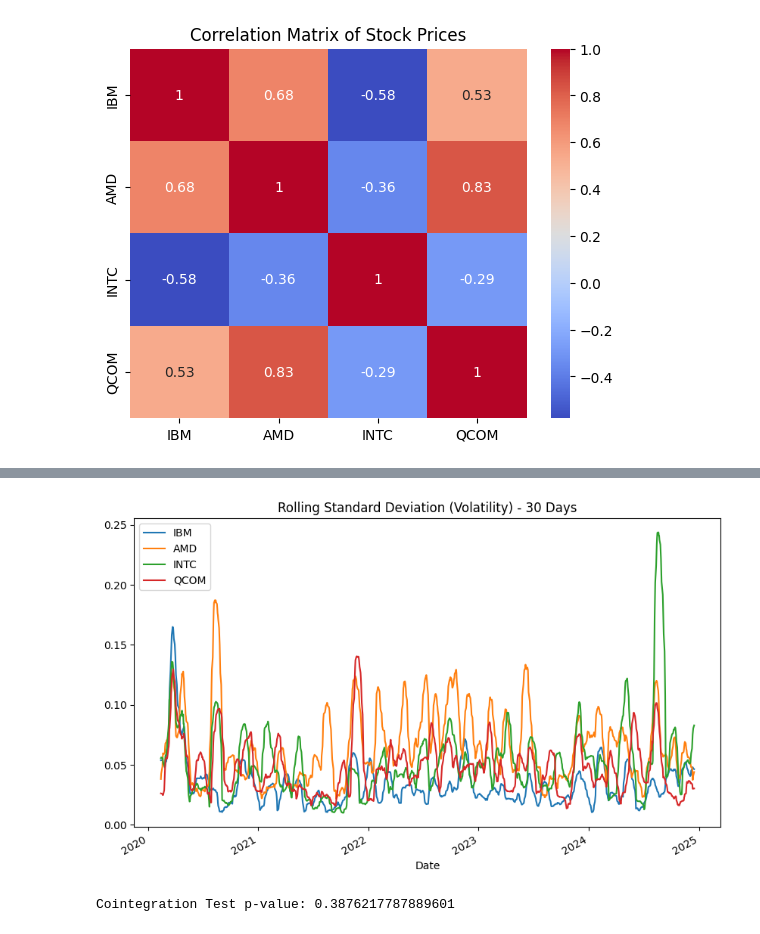
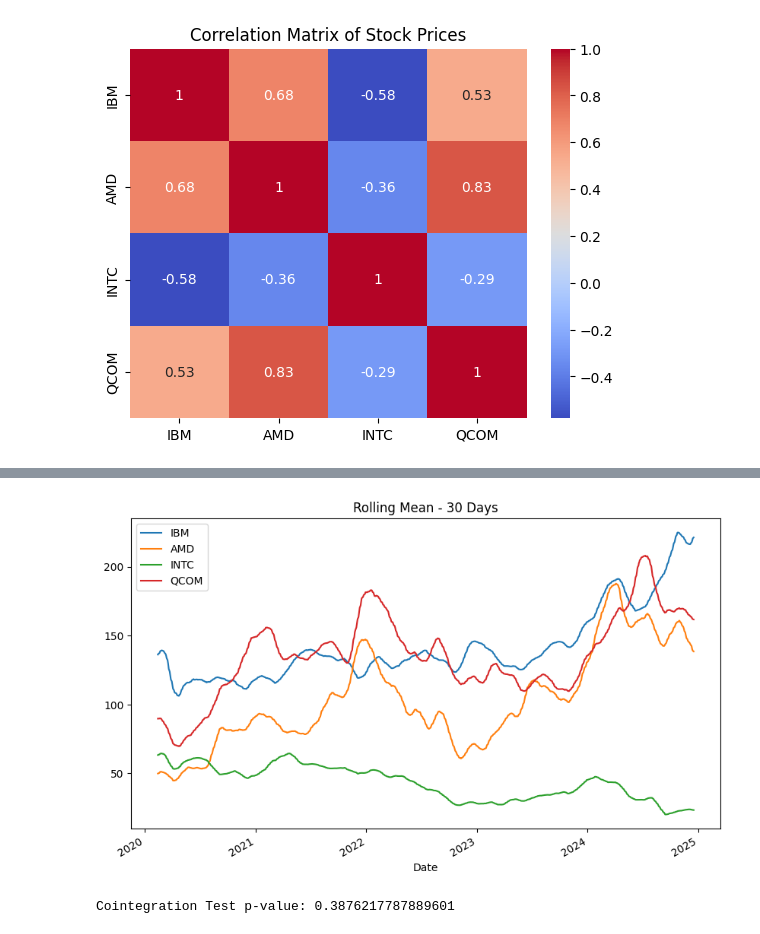
Before and after one commit to mehrdat/realtime_ca2, a Jupyter notebook: code.ipynb, the cells around one changed output, grey strips where cells are left out. Drawn from its saved outputs; the diff is of its cells as text; code cells hidden in the pictures.

```diff
--- a/code.ipynb
+++ b/code.ipynb
@@ -32,7 +32,7 @@ for col in tickers:
     temp=temp.rename(columns={'Close':f'{col}'}).loc[dat:]
     #temp=temp.loc[dat:]
     #print(temp.head(1))
-    temp=np.log(temp)
+    #temp=np.log(temp)
     df=pd.concat([df,temp],axis=1)
 
 
@@ -643,11 +982,10 @@ QCOM  0.532685  0.833446 -0.287220  1.000000
 # %%
-# Rolling standard deviation
-rolling_std = df.rolling(window=30).std()
+rolling_std = df.rolling(window=30).mean()
 rolling_std.plot(figsize=(10, 6))
-plt.title("Rolling Standard Deviation (Volatility) - 30 Days")
+plt.title("Rolling Mean - 30 Days")
 plt.show()
 # %% [output]
-[figure, old version]
+[figure, new version]
 # %%
 from statsmodels.tsa.stattools import coint
 
```
Also changed, not shown: parts of 34 cells of this notebook, 2 other files.
